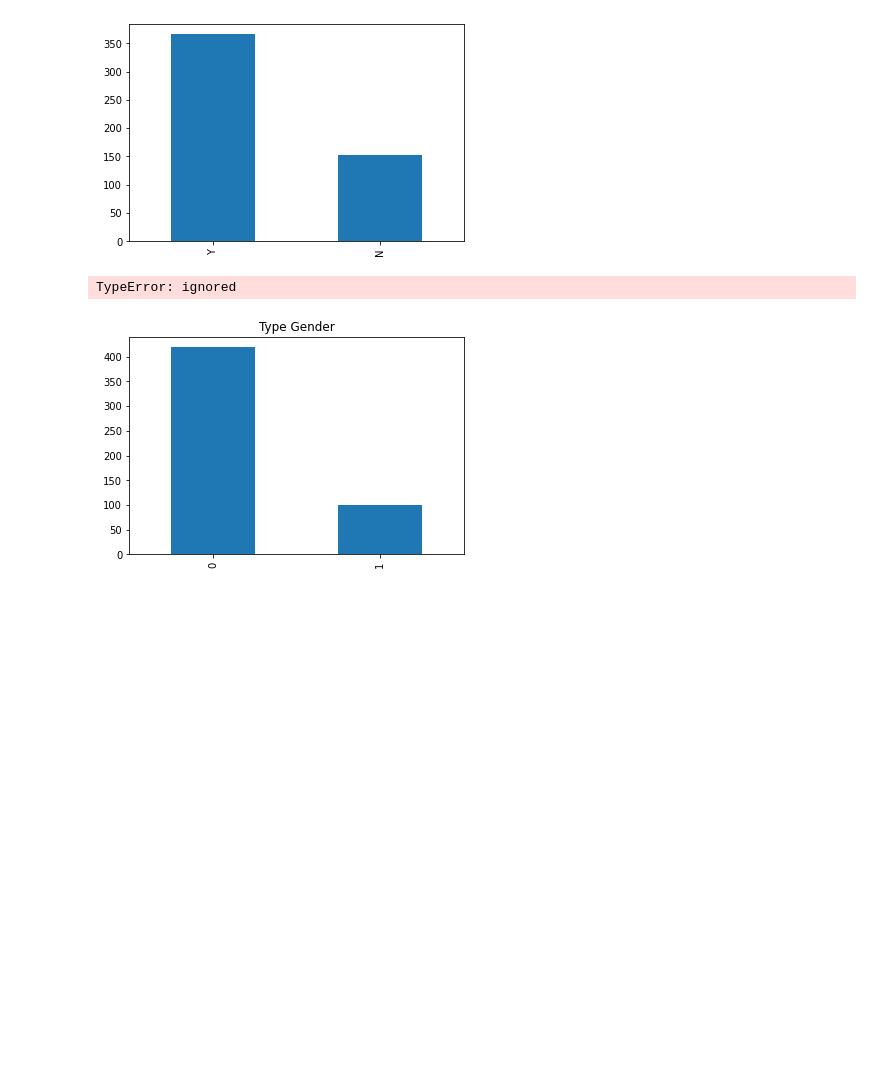
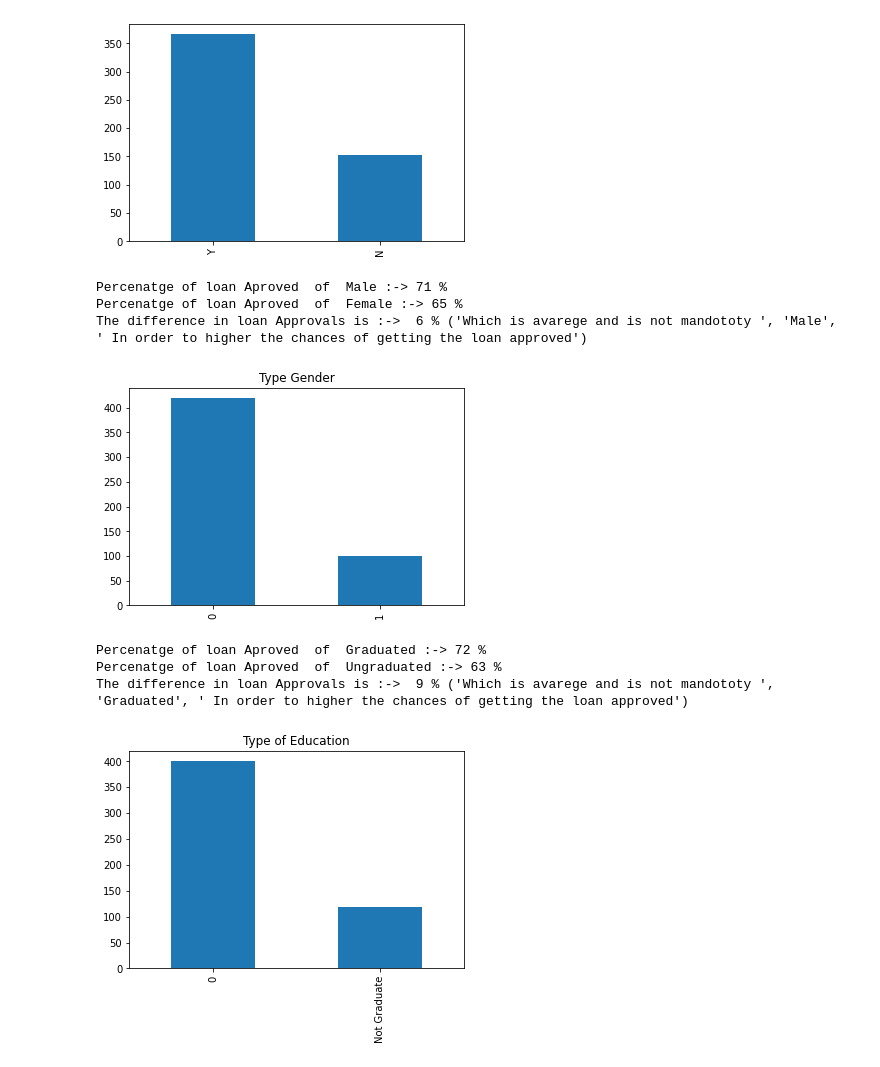
Before and after one commit to nzangi/Machine-Learning-Projects, a Jupyter notebook: Loan prediction/Loan_Prediction.ipynb, the cells around one changed output. Cells and saved outputs as stored; diff of their text form; code cells hidden in the pictures; blank space fills up the shorter version.

```diff
--- a/Loan prediction/Loan_Prediction.ipynb
+++ b/Loan prediction/Loan_Prediction.ipynb
@@ -234,7 +234,7 @@ def difference_plotter(points,data,plt_title,plt_diff,items):
 
       replacer_category(points,data,items)
       for i in range(0,points):
-        x = train_dataset[data][(train_dataset['Loan_Status'] == 'Y').value_counts()]
+        x = train_dataset[data][(train_dataset['Loan_Status'] == 'Y')].value_counts()[i]
         y = train_dataset[data].value_counts()[i]
 
         percenatge_parroval.insert(i,percentage_calculate(x,y))
@@ -262,6 +262,17 @@ def difference_plotter(points,data,plt_title,plt_diff,items):
       return
 # %%
 difference_plotter(2,'Gender','Type Gender',['Male','Female'],['Male','Female'])
+# difference_plotter(2, 'Gender','Type of Gender',['Male', 'Female'], ['Male', 'Female'])
 # %% [output]
-TypeError: ignored
+Percenatge of loan Aproved  of  Male :-> 71 %
+Percenatge of loan Aproved  of  Female :-> 65 %
+The difference in loan Approvals is :->  6 % ('Which is avarege and is not mandototy ', 'Male', ' In order to higher the chances of getting the loan approved')
 [figure]
+# %%
+# base on gender
+difference_plotter(2,'Education','Type of Education', ['Graduated','Ungraduated'],['Graduate','Not Graduate'])
+# %% [output]
+Percenatge of loan Aproved  of  Graduated :-> 72 %
+Percenatge of loan Aproved  of  Ungraduated :-> 63 %
+The difference in loan Approvals is :->  9 % ('Which is avarege and is not mandototy ', 'Graduated', ' In order to higher the chances of getting the loan approved')
+[figure, added]
```
Also changed, not shown: parts of 10 cells of this notebook.
